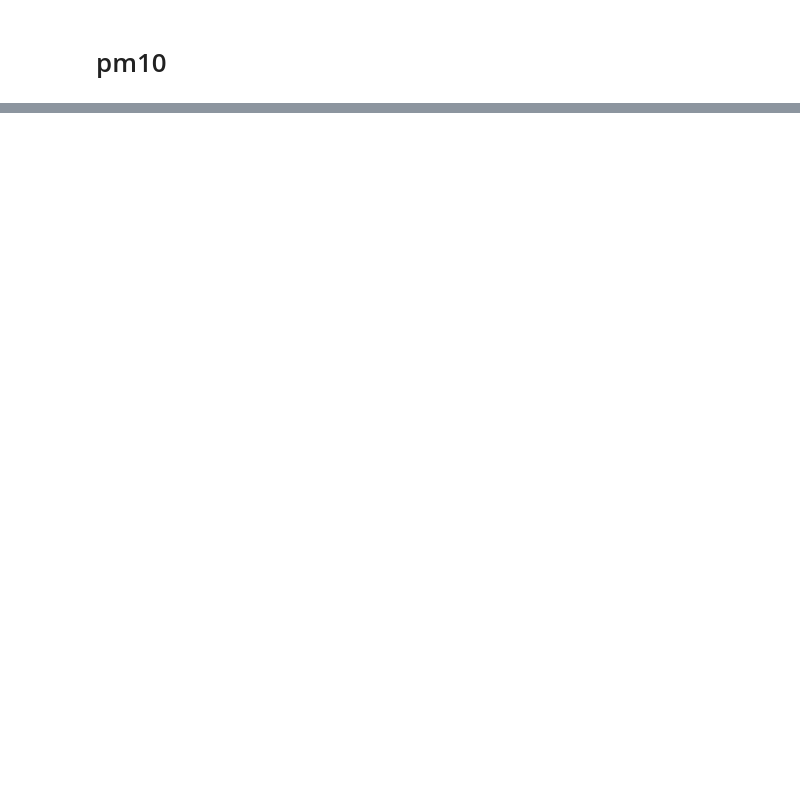
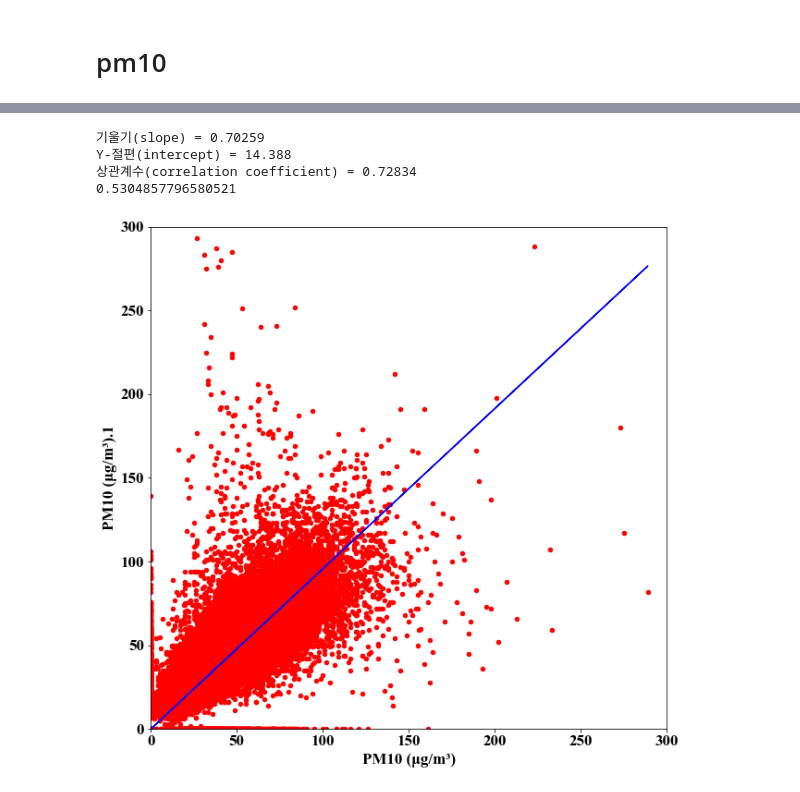
Before and after one commit to tbnsok40/Busan-Subway-Station-Pollutants-data, a Jupyter notebook: Seomyeon1 .ipynb, the cells around one changed output, grey strips where cells are left out. Drawn from its saved outputs; the diff is of its cells as text; code cells hidden in the pictures; blank space fills up the shorter version.

```diff
--- a/Seomyeon1 .ipynb
+++ b/Seomyeon1 .ipynb
@@ -97,0 +148,11 @@ print("R_squared: ", R_squared)
+# %%
+linear_regression = linear_model.LinearRegression(fit_intercept=False)
+linear_regression.fit(X=pd.DataFrame(s1['PM10 (μg/m³)']), y= s1['PM10 (μg/m³).1'])
+prediction = linear_regression.predict(X=pd.DataFrame(s1['PM10 (μg/m³)']))
+
+residuals = s1['PM10 (μg/m³).1'] - prediction
+residuals.describe()
+
+# linear_regression.intercept_ = 0
+# print("a value: ", linear_regression.intercept_)
+# print("b value: ", linear_regression.coef_)
@@ -98,5 +169,26 @@ print("R_squared: ", R_squared)
 # %%
+plt.rcParams["font.size"] = 17
+
+plt.rcParams["figure.figsize"] = (10,10)
+
 ax = s1.plot(kind="scatter", x='PM10 (μg/m³)', y='PM10 (μg/m³).1',color="red")
-plt.plot(s1['PM10 (μg/m³)'], prediction, color= 'blue')
-ax.set_ylim(0,200)
-ax.set_xlim(0,200)
+plt.plot(s1['PM10 (μg/m³)'],prediction,'b')
+
+ax.set_ylim(0,300)
+ax.set_xlim(0,300)
+
+y=s1['PM10 (μg/m³).1']
+x=s1['PM10 (μg/m³)']
+
+slope, intercept, r_value, p_value, stderr = stats.linregress(x, y)
+
+print("기울기(slope) = {:3.5f}".format(slope))
+print("Y-절편(intercept) = {:3.5}".format(intercept))
+print("상관계수(correlation coefficient) = {:3.5}" .format(r_value))
+print(r_value**2)
+# %% [output]
+기울기(slope) = 0.70259
+Y-절편(intercept) = 14.388
+상관계수(correlation coefficient) = 0.72834
+0.5304857796580521
+[figure, added]
```
Also changed, not shown: parts of 20 cells of this notebook.
